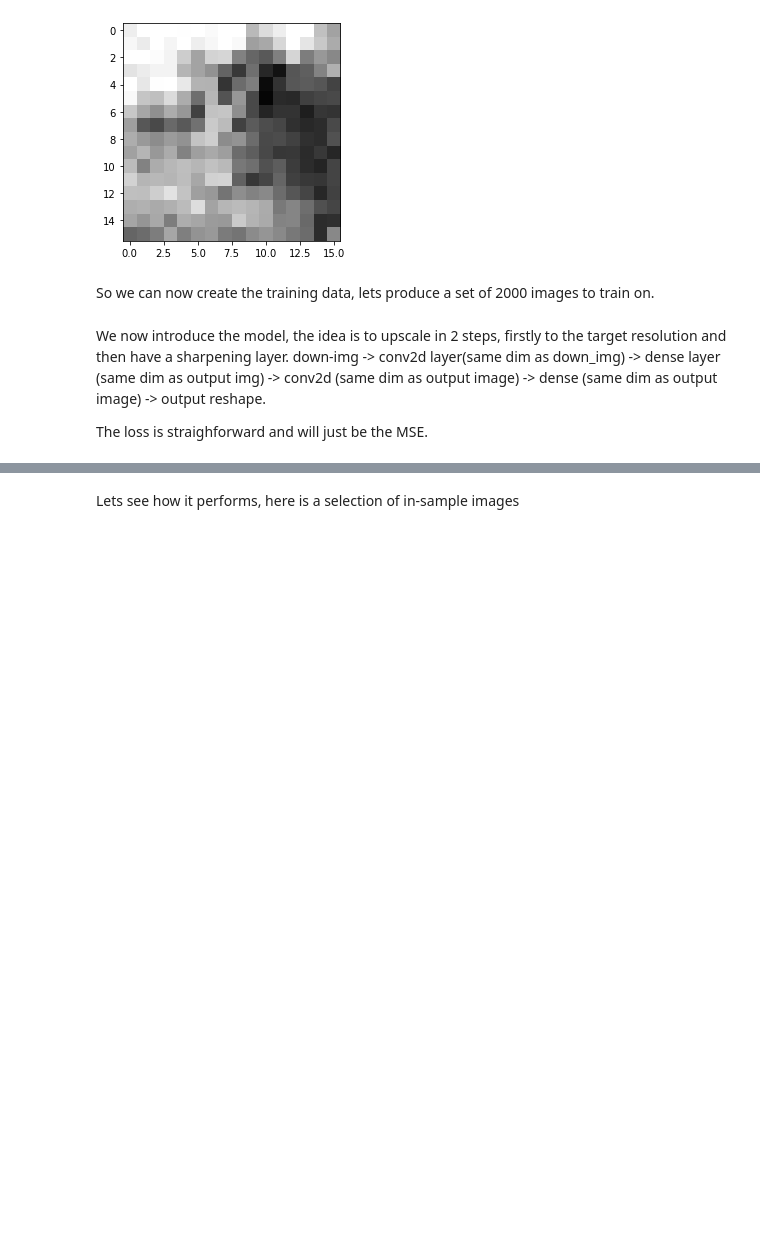
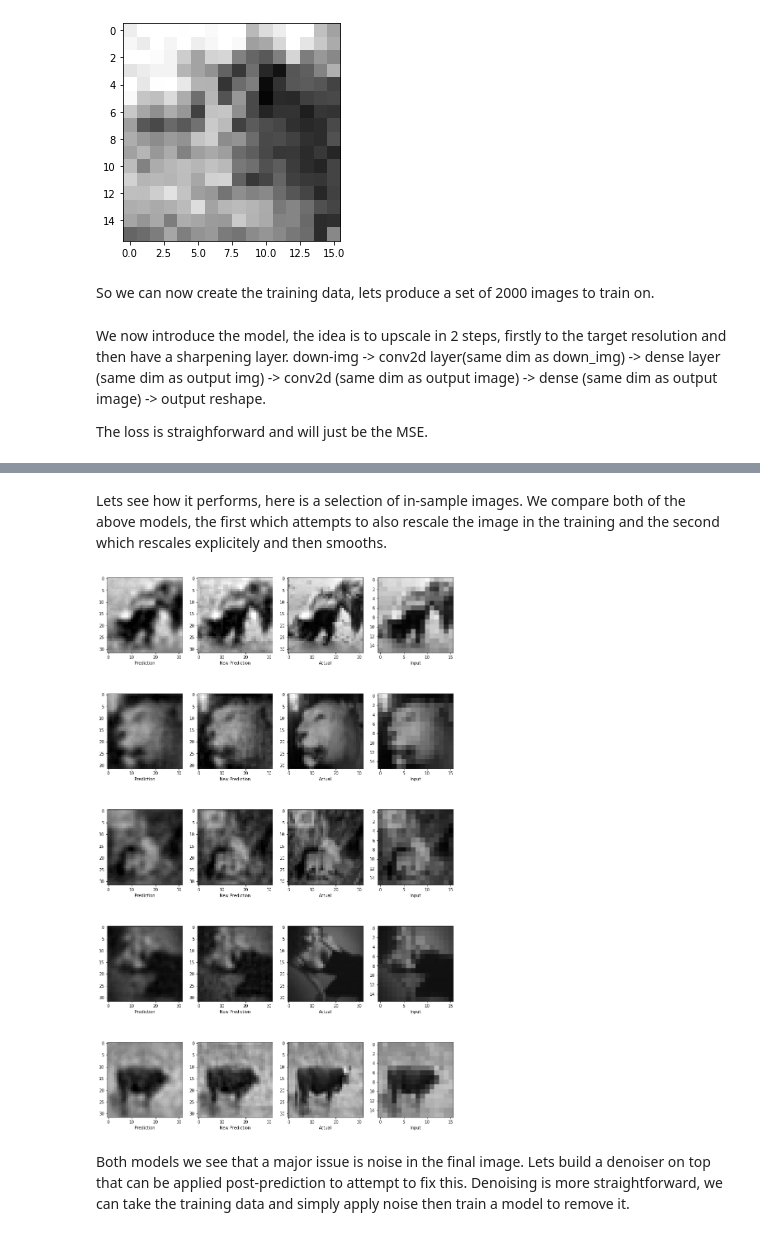
Before and after one commit to lucas-s-work/Upscaler-v1, a Jupyter notebook: upscaling.ipynb, the cells around one changed output, grey strips where cells are left out. Cells and saved outputs as stored; diff of their text form; code cells hidden in the pictures; blank space fills up the shorter version.

```diff
--- a/upscaling.ipynb
+++ b/upscaling.ipynb
@@ -144 +147,18 @@ Epoch 2/2
 <keras.callbacks.History at 0x...>
+# %%
+# also create an 'alternative model'
+new_model = keras.Sequential()
+
+# Upscale
+new_model.add(keras.layers.UpSampling2D(size=(2,2), input_shape=(16,16)))
+new_model.add(keras.layers.Dense(output_total))
+# sharpen
+new_model.add(keras.layers.Flatten())
+# 'sharpening layer'
+new_model.add(keras.layers.Dense(output_total))
+new_model.add(keras.layers.Reshape((32,32)))
+new_model.summary()
+new_model.compile(
+    optimizer='adam',
+    loss='mean_squared_error'
+)
@@ -145,2 +195,34 @@ Epoch 2/2
 # %% [markdown]
-Lets see how it performs, here is a selection of in-sample images
+Lets see how it performs, here is a selection of in-sample images. We compare both of the above models, the first which attempts to also rescale the image in the training and the second which rescales explicitely and then smooths.
+# %%
+sample_indexs = np.random.randint(sample_num, size=5)
+testing_samples = testing_images[sample_indexs]
+predictions = model.predict(testing_samples[...,np.newaxis])
+new_predictions = new_model.predict(testing_samples)
+# losses = model.evaluate(training_samples, true_images[sample_indexs])
+index = 1
+plt.figure(figsize=(15,25))
+for (prediction,new_prediction, sample, image) in zip(predictions, new_predictions, testing_samples, true_images[sample_indexs]):
+    plt.subplot(5,4,index)
+    index += 1
+    plt.xlabel('Prediction')
+    plt.imshow(prediction,cmap='gray', vmin=0, vmax=1)
+
+    plt.subplot(5,4,index)
+    index += 1
+    plt.xlabel('New Prediction')
+    plt.imshow(new_prediction,cmap='gray', vmin=0, vmax=1)
+
+    plt.subplot(5,4,index)
+    index += 1
+    plt.xlabel('Actual')
+    plt.imshow(image,cmap='gray', vmin=0, vmax=1)
+
+    plt.subplot(5,4,index)
+    index += 1
+    plt.xlabel('Input')
+    plt.imshow(sample, cmap='gray', vmin=0, vmax=1)
+# %% [output]
+[figure, added]
+# %% [markdown]
+Both models we see that a major issue is noise in the final image. Lets build a denoiser on top that can be applied post-prediction to attempt to fix this. Denoising is more straightforward, we can take the training data and simply apply noise then train a model to remove it.
```
Also changed, not shown: parts of 10 cells of this notebook.
